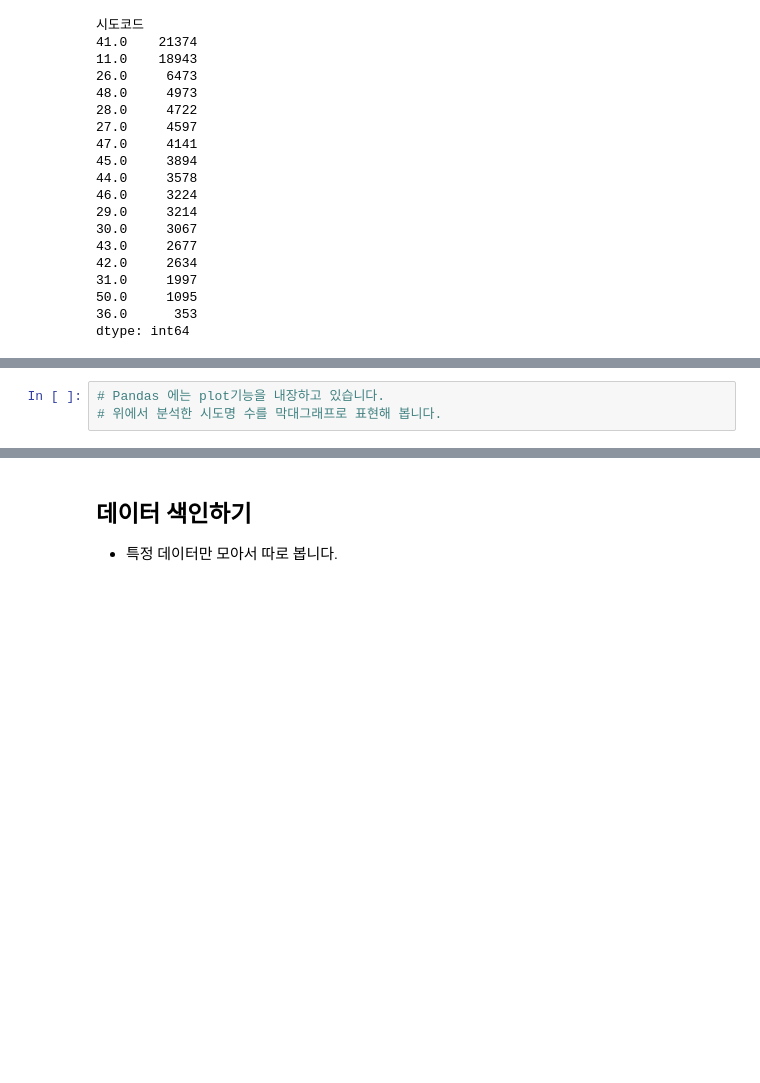
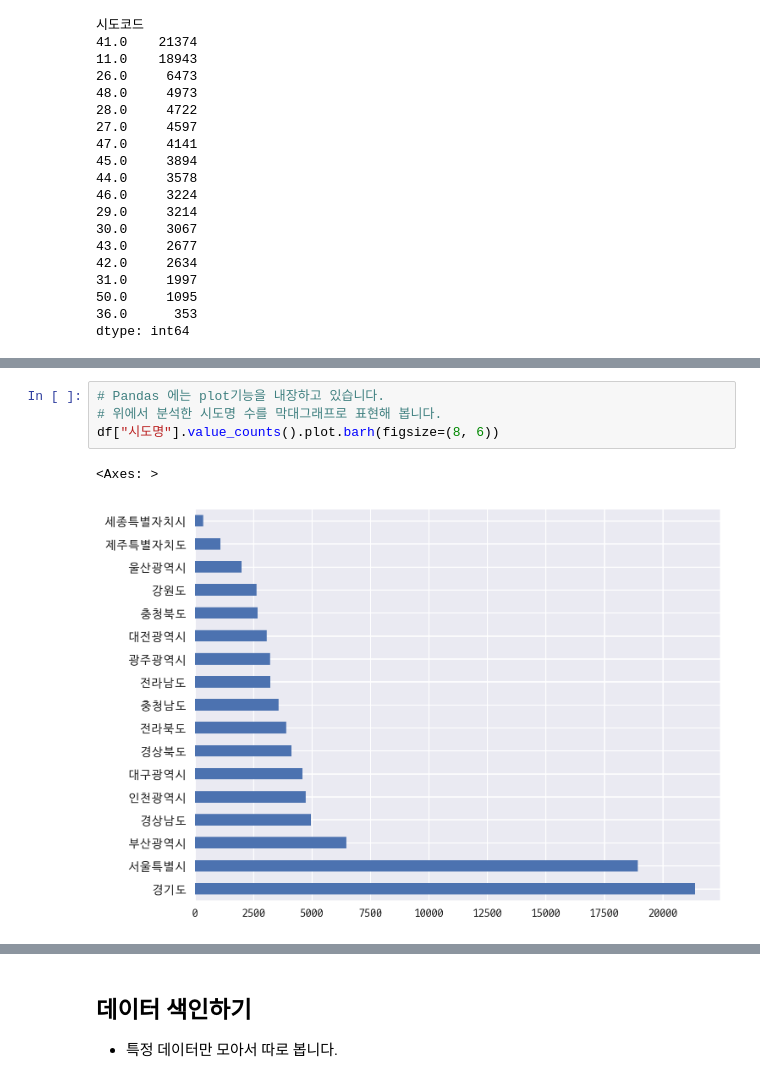
Before and after one commit to corazzon/boostcourse-ds-510, a Jupyter notebook: open-data-analysis-input.ipynb, the cells around one changed output, grey strips where cells are left out. Drawn from its saved outputs; the diff is of its cells as text; blank space fills up the shorter version.

```diff
--- a/open-data-analysis-input.ipynb
+++ b/open-data-analysis-input.ipynb
@@ -451,5 +492,9 @@ dtype: int64
 # %%
 # Pandas 에는 plot기능을 내장하고 있습니다.
 # 위에서 분석한 시도명 수를 막대그래프로 표현해 봅니다.
+df["시도명"].value_counts().plot.barh(figsize=(8, 6))
+# %% [output]
+<Axes: >
+[figure, added]
 # %%
 # 판다스의 plot.pie()를 사용해서 파이그래프를 그려봅니다.
```
Also changed, not shown: parts of 24 cells of this notebook, 1 other file.
